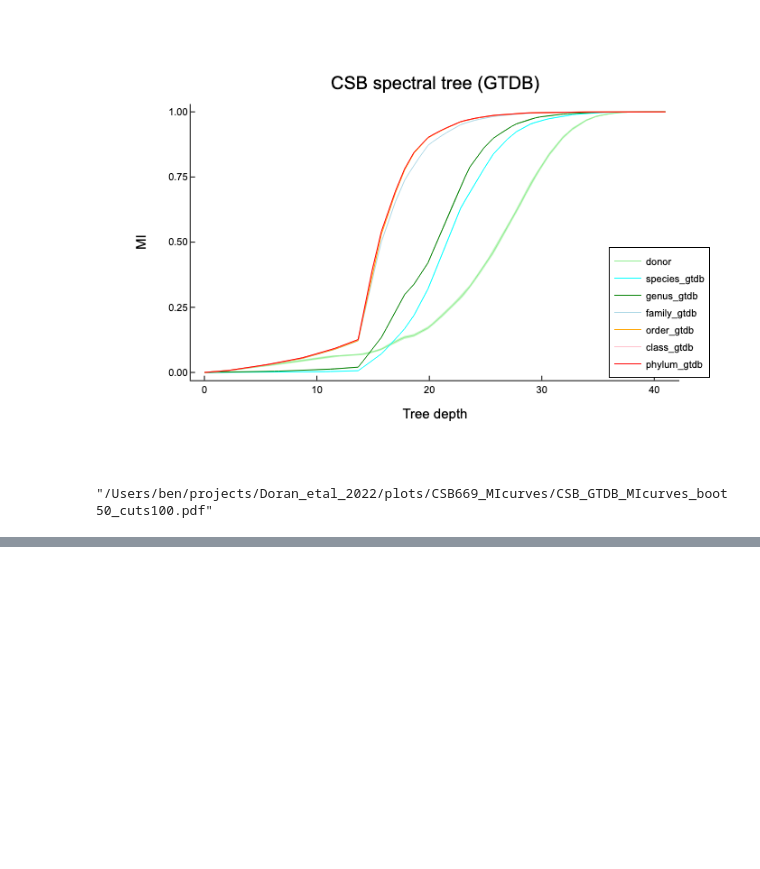
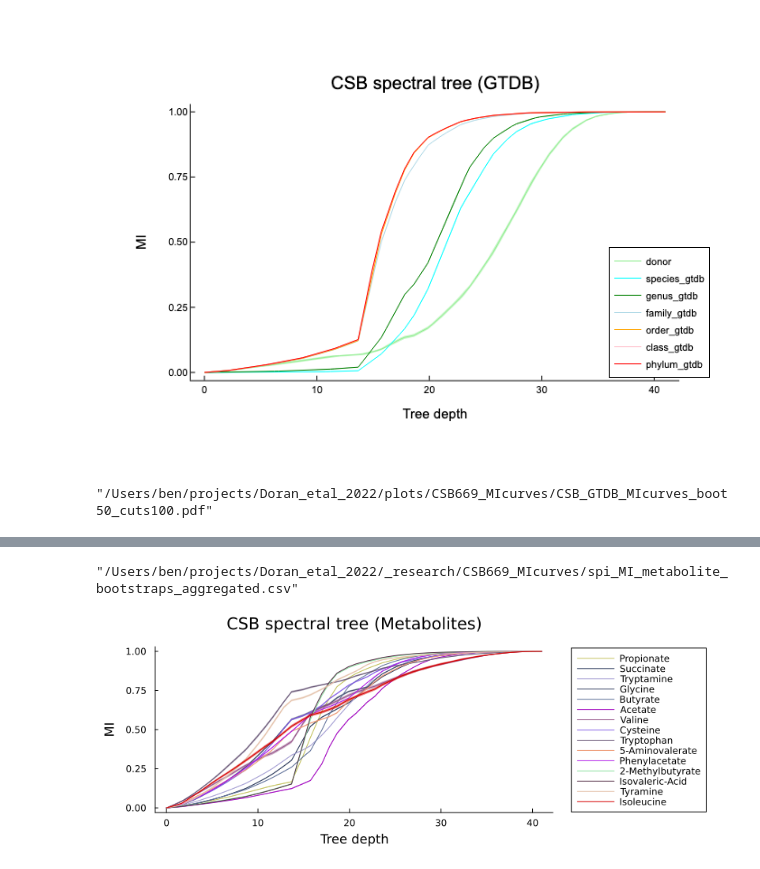
Before and after one commit to aramanlab/Doran_etal_2022, a Jupyter notebook: notebooks/reports/18_CSB669_MIcurves.ipynb, the cells around one changed output, grey strips where cells are left out. Cells and saved outputs as stored; diff of their text form; code cells hidden in the pictures; blank space fills up the shorter version.

```diff
--- a/notebooks/reports/18_CSB669_MIcurves.ipynb
+++ b/notebooks/reports/18_CSB669_MIcurves.ipynb
@@ -25,3 +25,5 @@ pdir = plotsdir("CSB669_MIcurves") |> mkpath
 # %%
 csbspitree = readnw(open(readline, joinpath(csbdir, "BB669_inferred_spitree_nj.nw")));
 csbobs = CSV.read(joinpath(csbdir, "BB669_rowmeta.csv"), DataFrame);
+# %%
+biobank = readh5mu(joinpath(csbdir, "BB669.h5mu"))
@@ -238,0 +255,11 @@ savefig(joinpath(pdir, "CSB_GTDB_MIcurves_boot50_cuts100.pdf"))
+# %%
+improved_metabolites = [
+    "Isoleucine", "Tyramine", "Isovaleric-Acid", "2-Methylbutyrate", "Phenylacetate",
+    "5-Aminovalerate", "Tryptophan", "Cysteine", "Valine", "Acetate", "Butyrate",
+    "Glycine", "Tryptamine", "Succinate", "Propionate",
+];
+# %%
+
+metabolite_names = replace.(biobank["metabolites_foldchange"].var_names, "_rel"=>"")
+metabolite_mask = indexin(improved_metabolites, metabolite_names)
+metabolite_labels = metabolite_names[metabolite_mask];
@@ -238,0 +268,5 @@ savefig(joinpath(pdir, "CSB_GTDB_MIcurves_boot50_cuts100.pdf"))
+# %%
+rowmeta = DataFrame(metmtx, metabolite_labels)
+havelabels = nothing
+IDS = csbobs.ID;
+spi_tree_50pct = as_polytomy(n->NewickTree.support(n)<0.5, csbspitree);
@@ -238,0 +341,27 @@ savefig(joinpath(pdir, "CSB_GTDB_MIcurves_boot50_cuts100.pdf"))
+# %%
+CSV.write(joinpath(rdir, "spi_MI_metabolite.csv"), spiMI_df)
+CSV.write(joinpath(rdir, "spi_MI_metabolite_bootstraps.csv"), SPI_pltdf)
+CSV.write(joinpath(rdir, "spi_MI_metabolite_bootstraps_aggregated.csv"), boot_SPI_pltdf)
+# %% [output]
+"/Users/ben/projects/Doran_etal_2022/_research/CSB669_MIcurves/spi_MI_metabolite_bootstraps_aggregated.csv"
+# %%
+metabolitelevels = permutedims(string.(metabolite_labels))
+# metabolitecolors = repeat([:purple], length(taxonomylevels));
+metabolitecolors = palette(:acton, length(metabolite_labels)).colors.colors
+metabolitecolors = palette(:glasbey_bw_n256, length(metabolite_labels)).colors.colors
+
+minmax = extrema(mapinternalnodes(network_distance, spi_tree_50pct, spi_tree_50pct))
+cuts = range(0, minmax[2], length=NCUTS)
+
+plot(title="CSB spectral tree (Metabolites)", ylabel="MI", xlabel="Tree depth",
+    legend=:outerright,
+    size=(800,300),
+    margin=5Plots.Measures.mm,
+)
+for (tlab, tcol) in reverse(collect(zip(metabolitelevels, metabolitecolors)))
+    df = filter(:taxaID=> ==(tlab), boot_SPI_pltdf)
+    @df df plot!(cuts, :cumulative_boot_mean, ribbon=2 .* :cumulative_boot_std, label=tlab, c=tcol, lw=1)
+end
+plot!()
+# %% [output]
+[figure, added]
```
Also changed, not shown: parts of 36 cells of this notebook, 27 other files.
